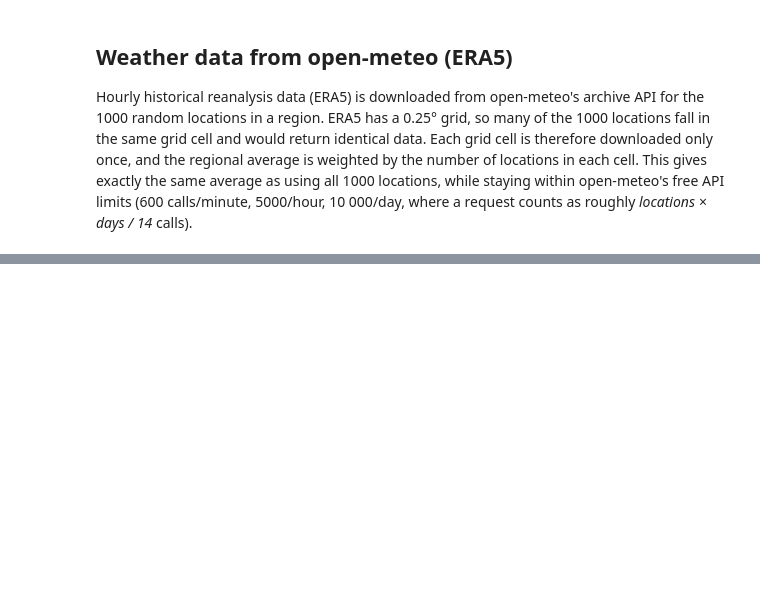
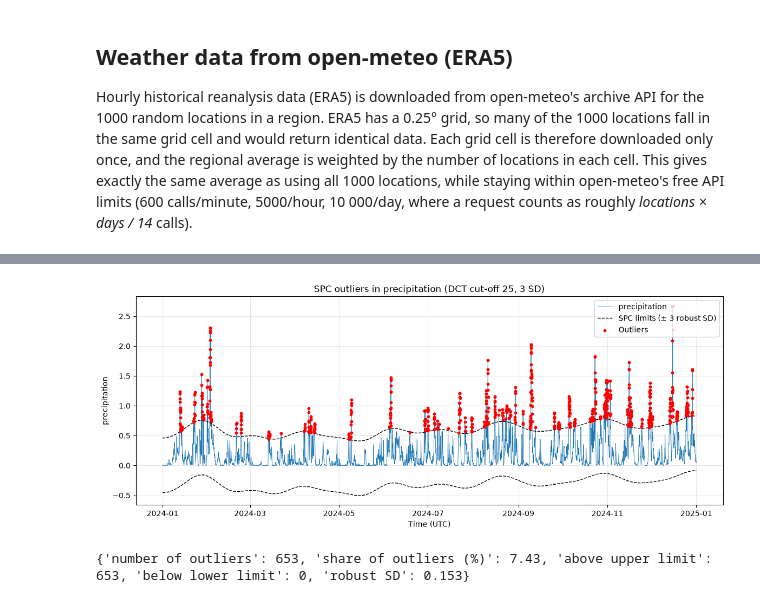
Before and after one commit to malikaaebo-cell/IND320_prosjekt, a Jupyter notebook: notebooks/projectwork_part3.ipynb, the cells around one changed output, grey strips where cells are left out. Drawn from its saved outputs; the diff is of its cells as text; code cells hidden in the pictures; blank space fills up the shorter version.

```diff
--- a/notebooks/projectwork_part3.ipynb
+++ b/notebooks/projectwork_part3.ipynb
@@ -258,0 +313,12 @@ EL 3: 1000 locations in 298 unique grid cells
+# %%
+import numpy as np
+from scipy.fft import dct, idct
+from scipy.stats import median_abs_deviation
+# Test the function on the precipitation in NO3 with the default parameters
+fig, summary, outliers = spc_outliers(weather_no3['precipitation'])
+plt.show()
+print(summary)
+outliers.sort_values(ascending=False).head(10)     # the 10 largest outliers
+# %% [output]
+[figure, added]
+{'number of outliers': 653, 'share of outliers (%)': 7.43, 'above upper limit': 653, 'below lower limit': 0, 'robust SD': 0.153}
```
Also changed, not shown: parts of 20 cells of this notebook.
